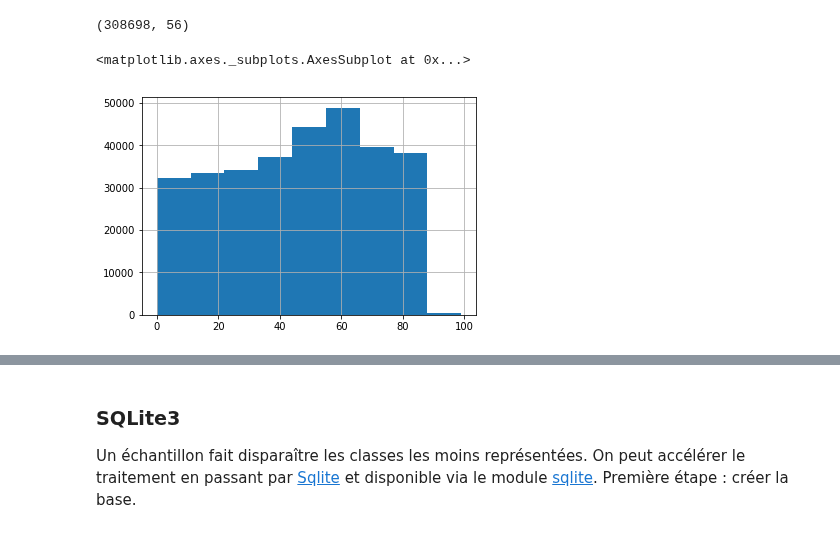
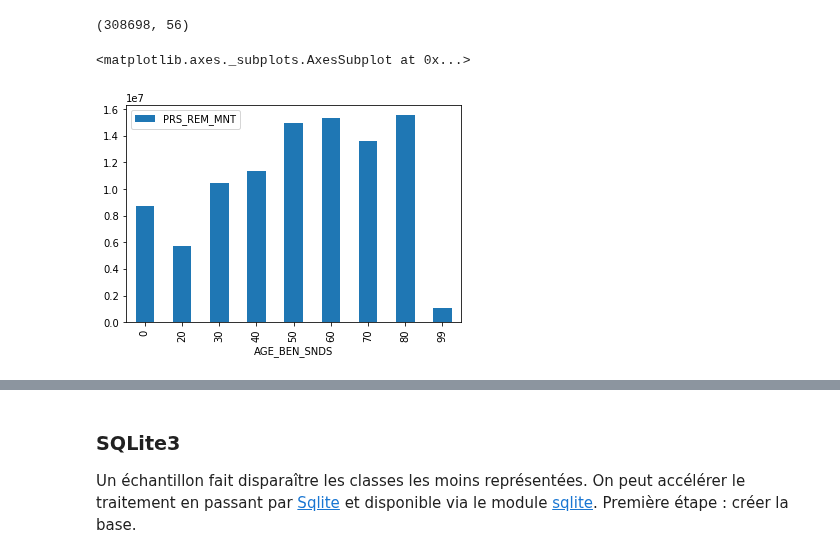
Before and after one commit to sdpython/actuariat_python, a Jupyter notebook: _doc/notebooks/sessions/bigdata_ways.ipynb, the cells around one changed output, grey strips where cells are left out. Drawn from its saved outputs; the diff is of its cells as text; code cells hidden in the pictures.

```diff
--- a/_doc/notebooks/sessions/bigdata_ways.ipynb
+++ b/_doc/notebooks/sessions/bigdata_ways.ipynb
@@ -166,7 +178,8 @@ Difficile d'interpréter ce graphique sans le comparer à la pyramide des âges
 ## Echantillon
 # %%
 ech = []
-for i, df in enumerate(pandas.read_csv("bigdata/P_DSEXP_2015_12.csv", sep=";", iterator=True, chunksize=10000)):
+for i, df in enumerate(pandas.read_csv("bigdata/P_DSEXP_2015_12.csv",
+                    sep=";", iterator=True, chunksize=10000)):
     sub = df.sample(frac=0.01)
     ech.append(sub)
     if len(ech) % 100 == 0:
@@ -194,8 +207,9 @@ echantillon = pandas.concat(ech)
 echantillon.shape
 # %% [output]
 (308698, 56)
-# %%
-echantillon["AGE_BEN_SNDS"].hist(bins=len(set(echantillon["AGE_BEN_SNDS"])))
-# %% [output]
-<matplotlib.axes._subplots.AxesSubplot at 0x...>
-[figure, removed]
+# %%
+echantillon[["AGE_BEN_SNDS", "PRS_REM_MNT"]] \
+        .groupby("AGE_BEN_SNDS").sum().plot(kind="bar")
+# %% [output]
+<matplotlib.axes._subplots.AxesSubplot at 0x...>
+[figure, added]
```
Also changed, not shown: parts of 31 cells of this notebook, 6 other files.
